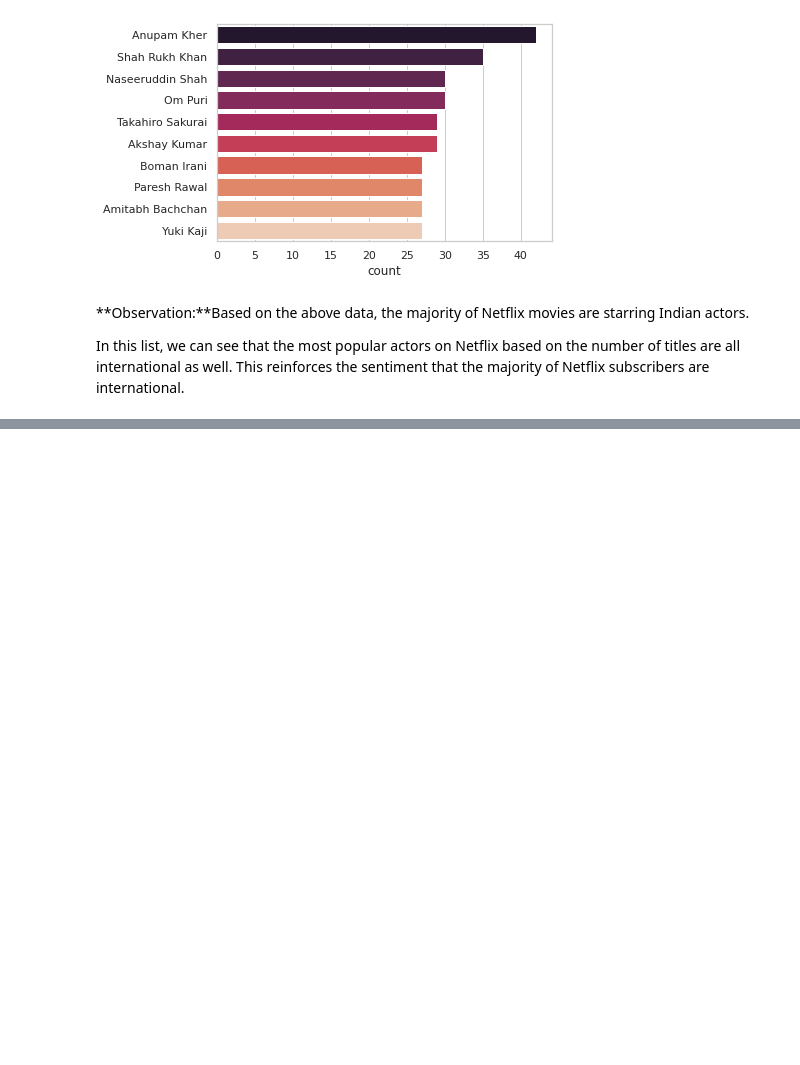
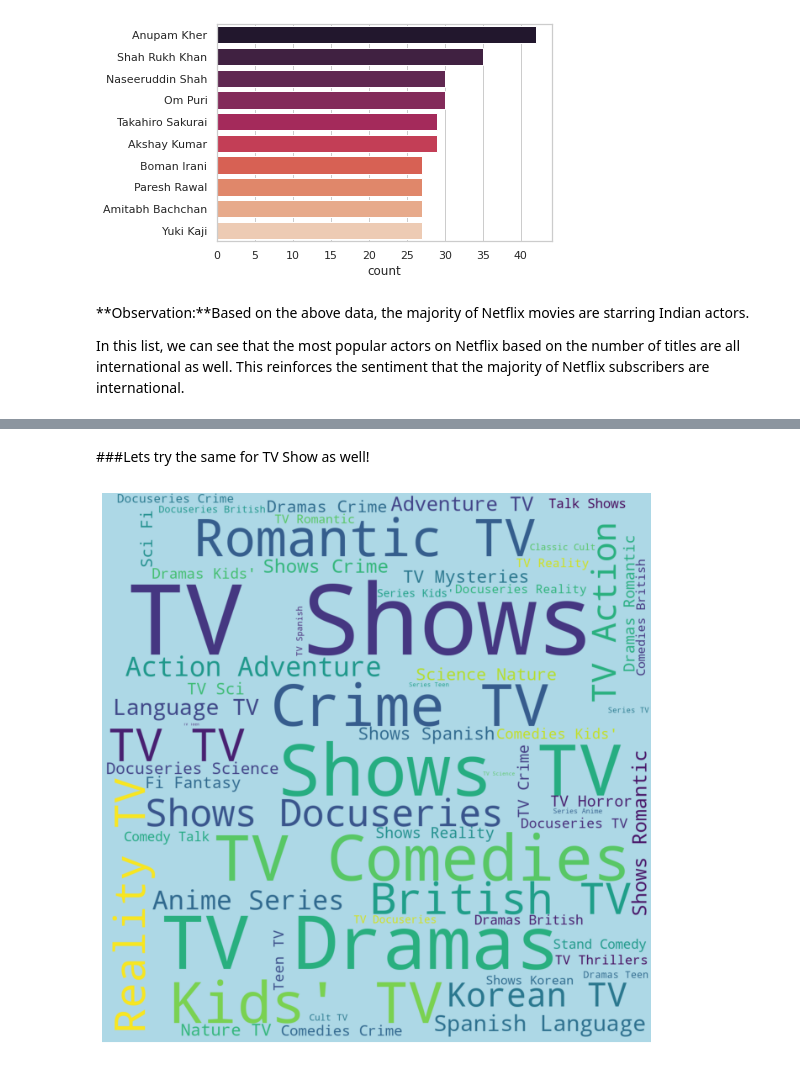
Before and after one commit to Harisha-AlmaBetter/NETFLIX-MOVIES-AND-TV-SHOWS-CLUSTERING, a Jupyter notebook: NETFLIX_MOVIES_AND_TV_SHOWS_CLUSTERING.ipynb, the cells around one changed output, grey strips where cells are left out. Saved outputs shown, nothing was run; the diff lists cells and outputs as text; code cells hidden in the pictures; blank space fills up the shorter version.

```diff
--- a/NETFLIX_MOVIES_AND_TV_SHOWS_CLUSTERING.ipynb
+++ b/NETFLIX_MOVIES_AND_TV_SHOWS_CLUSTERING.ipynb
@@ -1001,0 +998,12 @@ In this list, we can see that the most popular actors on Netflix based on the nu
+# %% [markdown]
+###Lets try the same for TV Show as well!
+# %%
+text = ' '.join(nf_shows['genres'])
+
+plt.rcParams['figure.figsize'] = (12,12)
+wordcloud = WordCloud(background_color = 'lightblue', width = 1200,  height = 1200, max_words = 121).generate(text)
+plt.imshow(wordcloud)
+plt.axis('off')
+plt.show()
+# %% [output]
+[figure, added]
```
Also changed, not shown: parts of 14 cells of this notebook.
